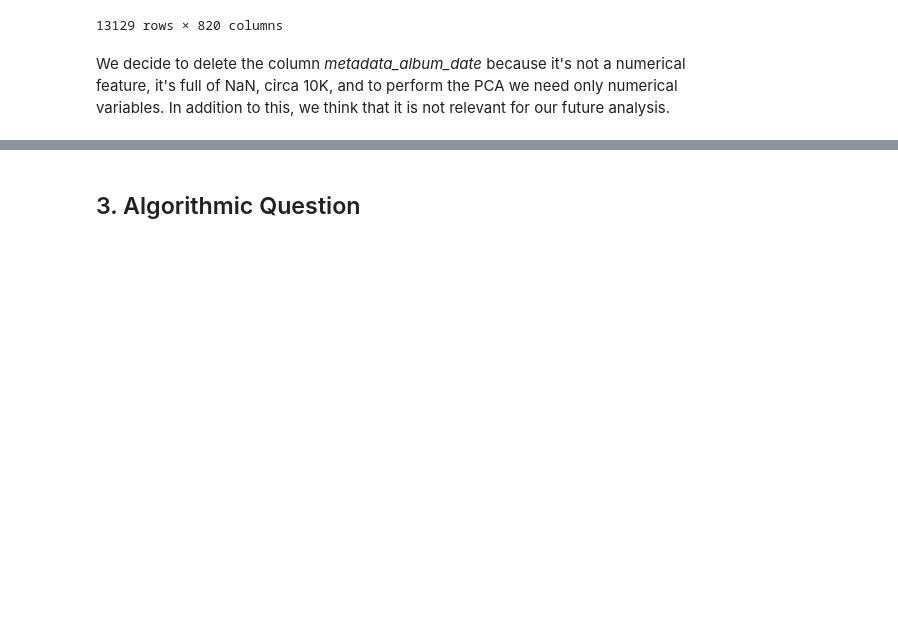
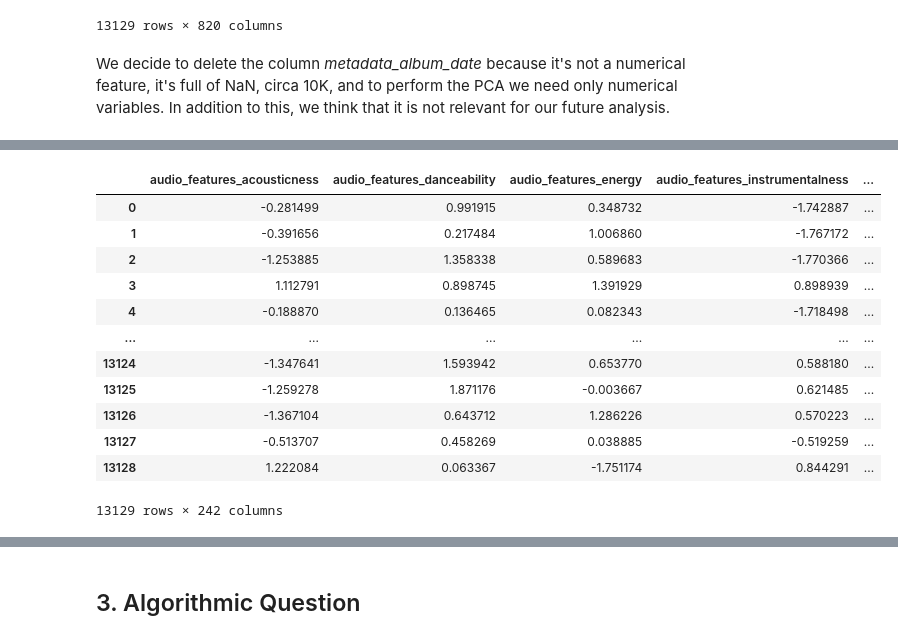
Before and after one commit to michele1783/ADM-HW4, a Jupyter notebook: Homework.ipynb, the cells around one changed output, grey strips where cells are left out. Saved outputs shown, nothing was run; the diff lists cells and outputs as text; code cells hidden in the pictures; blank space fills up the shorter version.

```diff
--- a/Homework.ipynb
+++ b/Homework.ipynb
@@ -263,6 +266,0 @@ tracks_1
-# %%
-a = pd.DataFrame()
-scaler = preprocessing.StandardScaler()
-for i in echonest.columns[1:]:
-    if is_numeric_dtype(echonest[i]) == True:
-        a[i] = pd.Series(scaler.fit_transform(echonest[echonest[i]].values))
@@ -294,0 +269,19 @@ Index(['track_id', 'audio_features_acousticness',
+# %%
+a = pd.DataFrame(scaler.fit_transform(echonest_1[echonest_1.columns[1:9]].values), columns = echonest_1.columns[1:9])
+b = pd.DataFrame(scaler.fit_transform(echonest_1[echonest_1.columns[16:]].values), columns = echonest_1.columns[16:])
+echonest_2 = pd.concat([a,b], axis = 1)
+echonest_2
+# %% [output]
+|  | audio_features_acousticness | audio_features_danceability | audio_features_energy | audio_features_instrumentalness | ... |
+| 0 | -0.281499 | 0.991915 | 0.348732 | -1.742887 | ... |
+| 1 | -0.391656 | 0.217484 | 1.006860 | -1.767172 | ... |
+| 2 | -1.253885 | 1.358338 | 0.589683 | -1.770366 | ... |
+| 3 | 1.112791 | 0.898745 | 1.391929 | 0.898939 | ... |
+| 4 | -0.188870 | 0.136465 | 0.082343 | -1.718498 | ... |
+| ... | ... | ... | ... | ... | ... |
+| 13124 | -1.347641 | 1.593942 | 0.653770 | 0.588180 | ... |
+| 13125 | -1.259278 | 1.871176 | -0.003667 | 0.621485 | ... |
+| 13126 | -1.367104 | 0.643712 | 1.286226 | 0.570223 | ... |
+| 13127 | -0.513707 | 0.458269 | 0.038885 | -0.519259 | ... |
+| 13128 | 1.222084 | 0.063367 | -1.751174 | 0.844291 | ... |
+13129 rows × 242 columns
```
Also changed, not shown: parts of 17 cells of this notebook.
